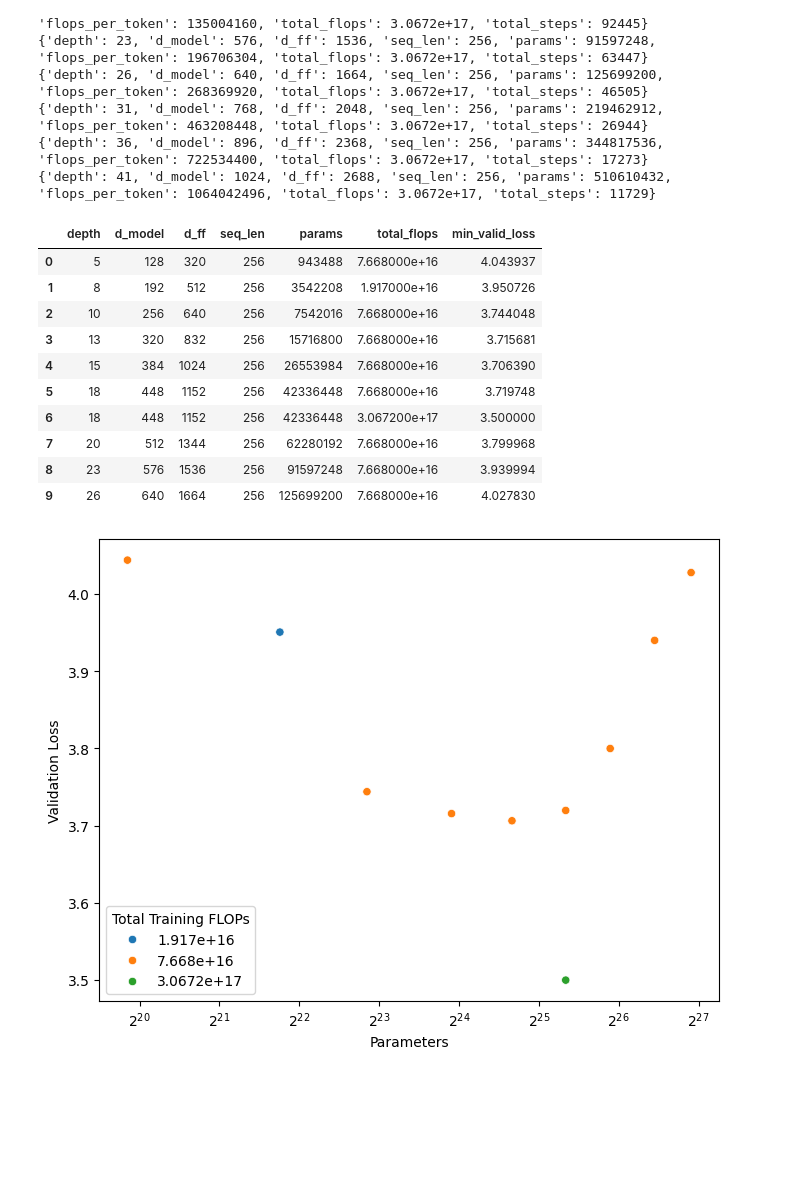
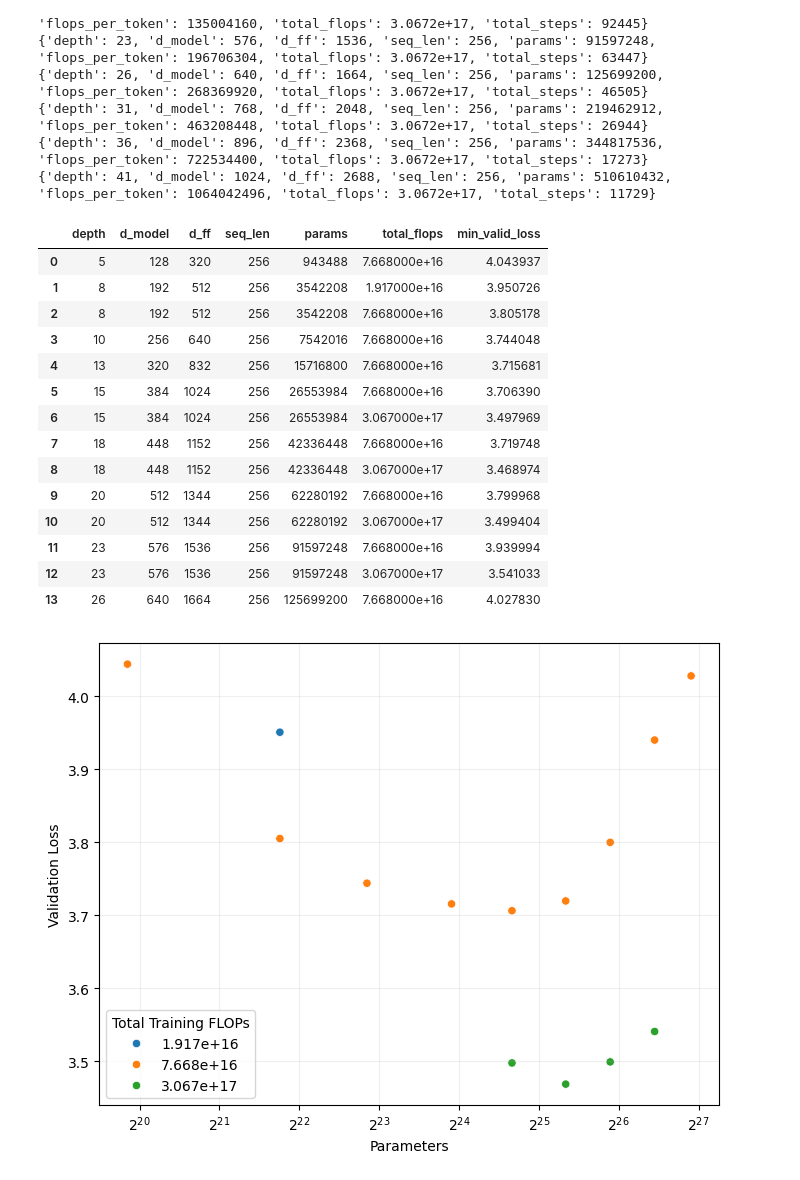
Before and after one commit to samgd/kernels, a Jupyter notebook: notebooks/scaling_laws.ipynb, the cells around one changed output. Drawn from its saved outputs; the diff is of its cells as text; code cells hidden in the pictures; blank space fills up the shorter version.

```diff
--- a/notebooks/scaling_laws.ipynb
+++ b/notebooks/scaling_laws.ipynb
@@ -136,7 +136,9 @@ model_results = [
     {'depth':  5, 'd_model':  128, 'd_ff':  320, 'seq_len': 256, 'params':     943_488, 'flops_per_token':    2_539_520, 'total_flops': 7.668e+16, 'total_steps': 1228625, 'lr':  45e-4, 'min_valid_loss': 4.043936649958293},
     {'depth':  5, 'd_model':  128, 'd_ff':  320, 'seq_len': 256, 'params':     943_488, 'flops_per_token':    2_539_520, 'total_flops': 7.668e+16, 'total_steps': 1228625, 'lr':  54e-4, 'min_valid_loss': 4.069636364777883},
 
-    # {'depth':  8, 'd_model':  192, 'd_ff':  512, 'seq_len': 256, 'params':   3_542_208, 'flops_per_token':    8_650_752, 'total_flops': 7.668e+16, 'total_steps':  360676, 'lr':  45e-4, 'min_valid_loss': }
+    {'depth':  8, 'd_model':  192, 'd_ff':  512, 'seq_len': 256, 'params':   3_542_208, 'flops_per_token':    8_650_752, 'total_flops': 7.668e+16, 'total_steps':  360676, 'lr':  45e-4, 'min_valid_loss': 3.824283500512441},
+    {'depth':  8, 'd_model':  192, 'd_ff':  512, 'seq_len': 256, 'params':   3_542_208, 'flops_per_token':    8_650_752, 'total_flops': 7.668e+16, 'total_steps':  360676, 'lr':  54e-4, 'min_valid_loss': 3.805178145567576},
+    {'depth':  8, 'd_model':  192, 'd_ff':  512, 'seq_len': 256, 'params':   3_542_208, 'flops_per_token':    8_650_752, 'total_flops': 7.668e+16, 'total_steps':  360676, 'lr':  63e-4, 'min_valid_loss': 3.8373729983965554},
 
     {'depth': 10, 'd_model':  256, 'd_ff':  640, 'seq_len': 256, 'params':   7_542_016, 'flops_per_token':   17_694_720, 'total_flops': 7.668e+16, 'total_steps':  176330, 'lr':   3e-4, 'min_valid_loss': 3.8506069779396057},
     {'depth': 10, 'd_model':  256, 'd_ff':  640, 'seq_len': 256, 'params':   7_542_016, 'flops_per_token':   17_694_720, 'total_flops': 7.668e+16, 'total_steps':  176330, 'lr':   9e-4, 'min_valid_loss': 3.7916154861450195},
@@ -177,29 +179,36 @@ model_results = [
     ################################################################################
     # 3.0672e+17 FLOPS
     ################################################################################
-    # {'depth':  5, 'd_model':  128, 'd_ff':  320, 'seq_len': 256, 'params':     943_488, 'flops_per_token':     2_539_520, 'total_flops': 3.0672e+17, 'total_steps': 4914499, 'lr':   1e-4, 'min_valid_loss': },
+    # {'depth':  5, 'd_model':  128, 'd_ff':  320, 'seq_len': 256, 'params':     943_488, 'flops_per_token':     2_539_520, 'total_flops': 3.067e+17, 'total_steps': 4914499, 'lr':   1e-4, 'min_valid_loss': },
 
-    # {'depth':  8, 'd_model':  192, 'd_ff':  512, 'seq_len': 256, 'params':   3_542_208, 'flops_per_token':     8_650_752, 'total_flops': 3.0672e+17, 'total_steps': 1442703, 'lr':   1e-4, 'min_valid_loss': },
+    # {'depth':  8, 'd_model':  192, 'd_ff':  512, 'seq_len': 256, 'params':   3_542_208, 'flops_per_token':     8_650_752, 'total_flops': 3.067e+17, 'total_steps': 1442703, 'lr':   1e-4, 'min_valid_loss': },
 
-    # {'depth': 10, 'd_model':  256, 'd_ff':  640, 'seq_len': 256, 'params':   7_542_016, 'flops_per_token':    17_694_720, 'total_flops': 3.0672e+17, 'total_steps':  705322, 'lr':   1e-4, 'min_valid_loss': },
+    # {'depth': 10, 'd_model':  256, 'd_ff':  640, 'seq_len': 256, 'params':   7_542_016, 'flops_per_token':    17_694_720, 'total_flops': 3.067e+17, 'total_steps':  705322, 'lr':   1e-4, 'min_valid_loss': },
 
-    # {'depth': 13, 'd_model':  320, 'd_ff':  832, 'seq_len': 256, 'params':  15_716_800, 'flops_per_token':    35_676_160, 'total_flops': 3.0672e+17, 'total_steps':  349827, 'lr':   1e-4, 'min_valid_loss': },
+    # {'depth': 13, 'd_model':  320, 'd_ff':  832, 'seq_len': 256, 'params':  15_716_800, 'flops_per_token':    35_676_160, 'total_flops': 3.067e+17, 'total_steps':  349827, 'lr':   1e-4, 'min_valid_loss': },
 
-    # {'depth': 15, 'd_model':  384, 'd_ff': 1024, 'seq_len': 256, 'params':  26_553_984, 'flops_per_token':    58_982_400, 'total_flops': 3.0672e+17, 'total_steps':  211596, 'lr':   1e-4, 'min_valid_loss': },
+    {'depth': 15, 'd_model':  384, 'd_ff': 1024, 'seq_len': 256, 'params':  26_553_984, 'flops_per_token':    58_982_400, 'total_flops': 3.067e+17, 'total_steps':  211596, 'lr':  18e-4, 'min_valid_loss': 3.497968872388204},
+    {'depth': 15, 'd_model':  384, 'd_ff': 1024, 'seq_len': 256, 'params':  26_553_984, 'flops_per_token':    58_982_400, 'total_flops': 3.067e+17, 'total_steps':  211596, 'lr':  27e-4, 'min_valid_loss': 3.498501848001949}, # 500k eval
 
-    # {'depth': 18, 'd_model':  448, 'd_ff': 1152, 'seq_len': 256, 'params':  42_336_448, 'flops_per_token':    92_897_280, 'total_flops': 3.0672e+17, 'total_steps':  134347, 'lr':   1e-4, 'min_valid_loss': 3.5},
+    {'depth': 18, 'd_model':  448, 'd_ff': 1152, 'seq_len': 256, 'params':  42_336_448, 'flops_per_token':    92_897_280, 'total_flops': 3.067e+17, 'total_steps':  134347, 'lr':   3e-4, 'min_valid_loss': 3.5461535062946257}, # 500k eval
+    {'depth': 18, 'd_model':  448, 'd_ff': 1152, 'seq_len': 256, 'params':  42_336_448, 'flops_per_token':    92_897_280, 'total_flops': 3.067e+17, 'total_steps':  134347, 'lr':   9e-4, 'min_valid_loss': 3.4689738242352597}, # 500k eval
+    {'depth': 18, 'd_model':  448, 'd_ff': 1152, 'seq_len': 256, 'params':  42_336_448, 'flops_per_token':    92_897_280, 'total_flops': 3.067e+17, 'total_steps':  134347, 'lr':  18e-4, 'min_valid_loss': 3.470245560661691}, # 500k eval
 
-    # {'depth': 20, 'd_model':  512, 'd_ff': 1344, 'seq_len': 256, 'params':  62_280_192, 'flops_per_token':   135_004_160, 'total_flops': 3.0672e+17, 'total_steps':   92445, 'lr':   1e-4, 'min_valid_loss': },
+    {'depth': 20, 'd_model':  512, 'd_ff': 1344, 'seq_len': 256, 'params':  62_280_192, 'flops_per_token':   135_004_160, 'total_flops': 3.067e+17, 'total_steps':   92445, 'lr':   3e-4, 'min_valid_loss': 3.539680949977187}, # 500k eval (prev 3.541114409764608)
+    {'depth': 20, 'd_model':  512, 'd_ff': 1344, 'seq_len': 256, 'params':  62_280_192, 'flops_per_token':   135_004_160, 'total_flops': 3.067e+17, 'total_steps':   92445, 'lr':   9e-4, 'min_valid_loss': 3.499404113800799}, # 500k eval (prev 3.4435157577196756)
+    {'depth': 20, 'd_model':  512, 'd_ff': 1344, 'seq_len': 256, 'params':  62_280_192, 'flops_per_token':   135_004_160, 'total_flops': 3.067e+17, 'total_steps':   92445, 'lr':  18e-4, 'min_valid_loss': None},
 
-    # {'depth': 23, 'd_model':  576, 'd_ff': 1536, 'seq_len': 256, 'params':  91_597_248, 'flops_per_token':   196_706_304, 'total_flops': 3.0672e+17, 'total_steps':   63447, 'lr':   1e-4, 'min_valid_loss': },
+    {'depth': 23, 'd_model':  576, 'd_ff': 1536, 'seq_len': 256, 'params':  91_597_248, 'flops_per_token':   196_706_304, 'total_flops': 3.067e+17, 'total_steps':   63447, 'lr':   3e-4, 'min_valid_loss': 3.541033466657003},
+# {'depth': 23, 'd_model':  576, 'd_ff': 1536, 'seq_len': 256, 'params':  91_597_248, 'flops_per_token':   196_706_304, 'total_flops': 3.067e+17, 'total_steps':   63447, 'lr':   6e-4, 'min_valid_loss': }, # 500k eval (prev 3.5299269556999207)
+# {'depth': 23, 'd_model':  576, 'd_ff': 1536, 'seq_len': 256, 'params':  91_597_248, 'flops_per_token':   196_706_304, 'total_flops': 3.067e+17, 'total_steps':   63447, 'lr':   9e-4, 'min_valid_loss': }, # 500k eval
 
-    # {'depth': 26, 'd_model':  640, 'd_ff': 1664, 'seq_len': 256, 'params': 125_699_200, 'flops_per_token':   268_369_920, 'total_flops': 3.0672e+17, 'total_steps':   46505, 'lr':   1e-4, 'min_valid_loss': },
+    # {'depth': 26, 'd_model':  640, 'd_ff': 1664, 'seq_len': 256, 'params': 125_699_200, 'flops_per_token':   268_369_920, 'total_flops': 3.067e+17, 'total_steps':   46505, 'lr':   1e-4, 'min_valid_loss': },
 
-    # {'depth': 31, 'd_model':  768, 'd_ff': 2048, 'seq_len': 256, 'params': 219_462_912, 'flops_per_token':   463_208_448, 'total_flops': 3.0672e+17, 'total_steps':   26944, 'lr':   1e-4, 'min_valid_loss': },
+    # {'depth': 31, 'd_model':  768, 'd_ff': 2048, 'seq_len': 256, 'params': 219_462_912, 'flops_per_token':   463_208_448, 'total_flops': 3.067e+17, 'total_steps':   26944, 'lr':   1e-4, 'min_valid_loss': },
 
-    # {'depth': 36, 'd_model':  896, 'd_ff': 2368, 'seq_len': 256, 'params': 344_817_536, 'flops_per_token':   722_534_400, 'total_flops': 3.0672e+17, 'total_steps':   17273, 'lr':   1e-4, 'min_valid_loss': },
+    # {'depth': 36, 'd_model':  896, 'd_ff': 2368, 'seq_len': 256, 'params': 344_817_536, 'flops_per_token':   722_534_400, 'total_flops': 3.067e+17, 'total_steps':   17273, 'lr':   1e-4, 'min_valid_loss': },
 
-    # {'depth': 41, 'd_model': 1024, 'd_ff': 2688, 'seq_len': 256, 'params': 510_610_432, 'flops_per_token': 1_064_042_496, 'total_flops': 3.0672e+17, 'total_steps':   11729, 'lr':   1e-4, 'min_valid_loss': },
+    # {'depth': 41, 'd_model': 1024, 'd_ff': 2688, 'seq_len': 256, 'params': 510_610_432, 'flops_per_token': 1_064_042_496, 'total_flops': 3.067e+17, 'total_steps':   11729, 'lr':   1e-4, 'min_valid_loss': },
 ]
 model_results = pd.DataFrame(model_results)
 # %%
@@ -210,40 +219,38 @@ min_results
 |  | depth | d_model | d_ff | seq_len | params | total_flops | min_valid_loss |
 | 0 | 5 | 128 | 320 | 256 | 943488 | 7.668000e+16 | 4.043937 |
 | 1 | 8 | 192 | 512 | 256 | 3542208 | 1.917000e+16 | 3.950726 |
-| 2 | 10 | 256 | 640 | 256 | 7542016 | 7.668000e+16 | 3.744048 |
-| 3 | 13 | 320 | 832 | 256 | 15716800 | 7.668000e+16 | 3.715681 |
-| 4 | 15 | 384 | 1024 | 256 | 26553984 | 7.668000e+16 | 3.706390 |
-| 5 | 18 | 448 | 1152 | 256 | 42336448 | 7.668000e+16 | 3.719748 |
-| 6 | 18 | 448 | 1152 | 256 | 42336448 | 3.067200e+17 | 3.500000 |
-| 7 | 20 | 512 | 1344 | 256 | 62280192 | 7.668000e+16 | 3.799968 |
-| 8 | 23 | 576 | 1536 | 256 | 91597248 | 7.668000e+16 | 3.939994 |
-| 9 | 26 | 640 | 1664 | 256 | 125699200 | 7.668000e+16 | 4.027830 |
+| 2 | 8 | 192 | 512 | 256 | 3542208 | 7.668000e+16 | 3.805178 |
+| 3 | 10 | 256 | 640 | 256 | 7542016 | 7.668000e+16 | 3.744048 |
+| 4 | 13 | 320 | 832 | 256 | 15716800 | 7.668000e+16 | 3.715681 |
+| 5 | 15 | 384 | 1024 | 256 | 26553984 | 7.668000e+16 | 3.706390 |
+| 6 | 15 | 384 | 1024 | 256 | 26553984 | 3.067000e+17 | 3.497969 |
+| 7 | 18 | 448 | 1152 | 256 | 42336448 | 7.668000e+16 | 3.719748 |
+| 8 | 18 | 448 | 1152 | 256 | 42336448 | 3.067000e+17 | 3.468974 |
+| 9 | 20 | 512 | 1344 | 256 | 62280192 | 7.668000e+16 | 3.799968 |
+| 10 | 20 | 512 | 1344 | 256 | 62280192 | 3.067000e+17 | 3.499404 |
+| 11 | 23 | 576 | 1536 | 256 | 91597248 | 7.668000e+16 | 3.939994 |
+| 12 | 23 | 576 | 1536 | 256 | 91597248 | 3.067000e+17 | 3.541033 |
+| 13 | 26 | 640 | 1664 | 256 | 125699200 | 7.668000e+16 | 4.027830 |
 # %%
 fig, ax = plt.subplots(figsize=(8, 6))
 
 g = sns.scatterplot(
     data=min_results,
     x="params",
     y="min_valid_loss",
     hue="total_flops",
     ax=ax,
     palette="tab10",
 )
 
+ax.grid(which="major", alpha=0.20)
+
 g.legend().set_title("Total Training FLOPs")
-
-# x_plot = np.linspace(x_fit.min(), x_fit.max(), 200)
-# y_plot = a * x_plot**2 + b * x_plot + c
-# ax.plot(2**x_plot, y_plot)
-
-# ax.scatter([2**crit_real], [crit_y])
-
 
 ax.set_xscale("log", base=2)
 ax.set_xlabel("Parameters")
 ax.set_ylabel("Validation Loss")
 
-
 plt.show()
 # %% [output]
-[figure, old version]
+[figure, new version]
```
